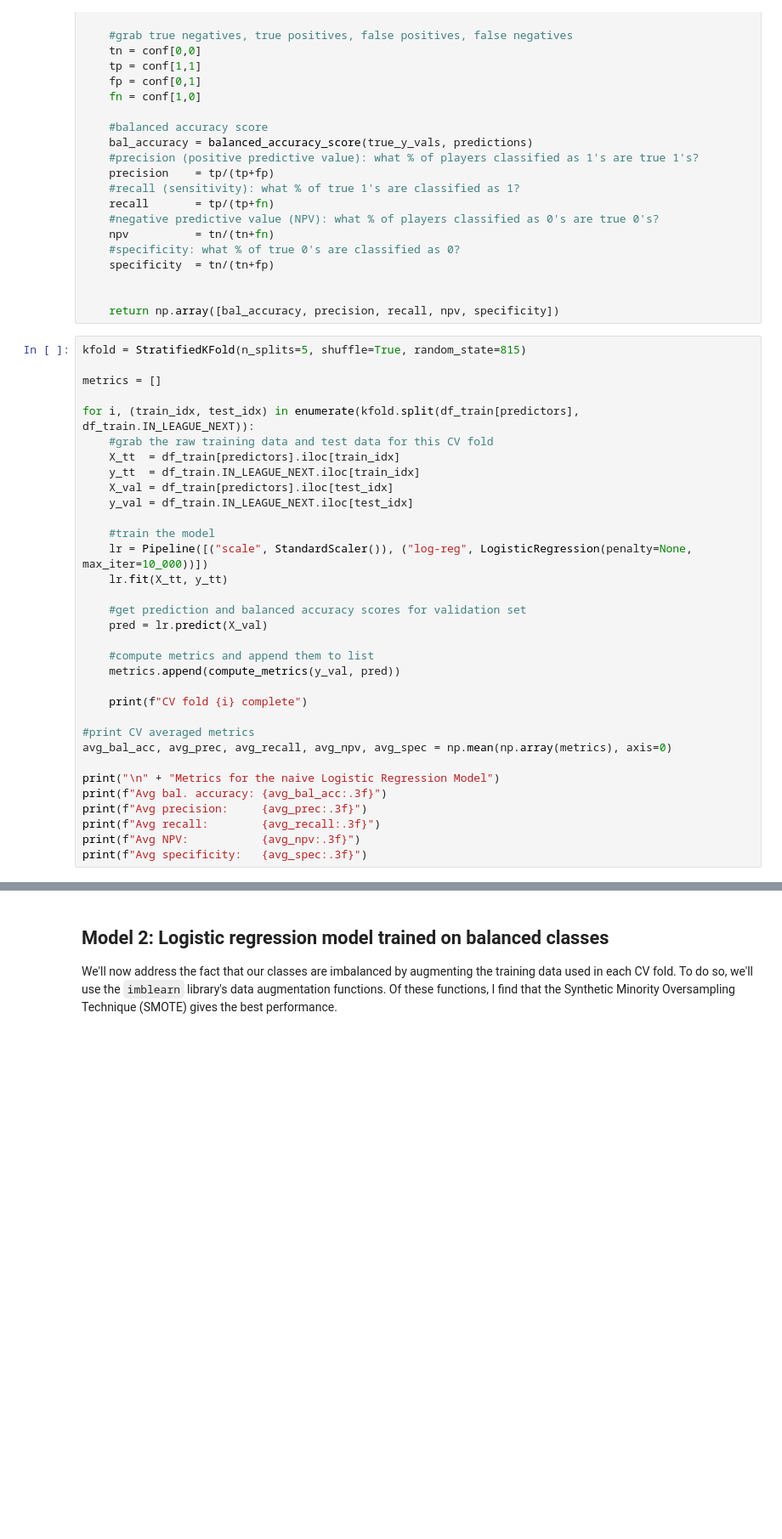
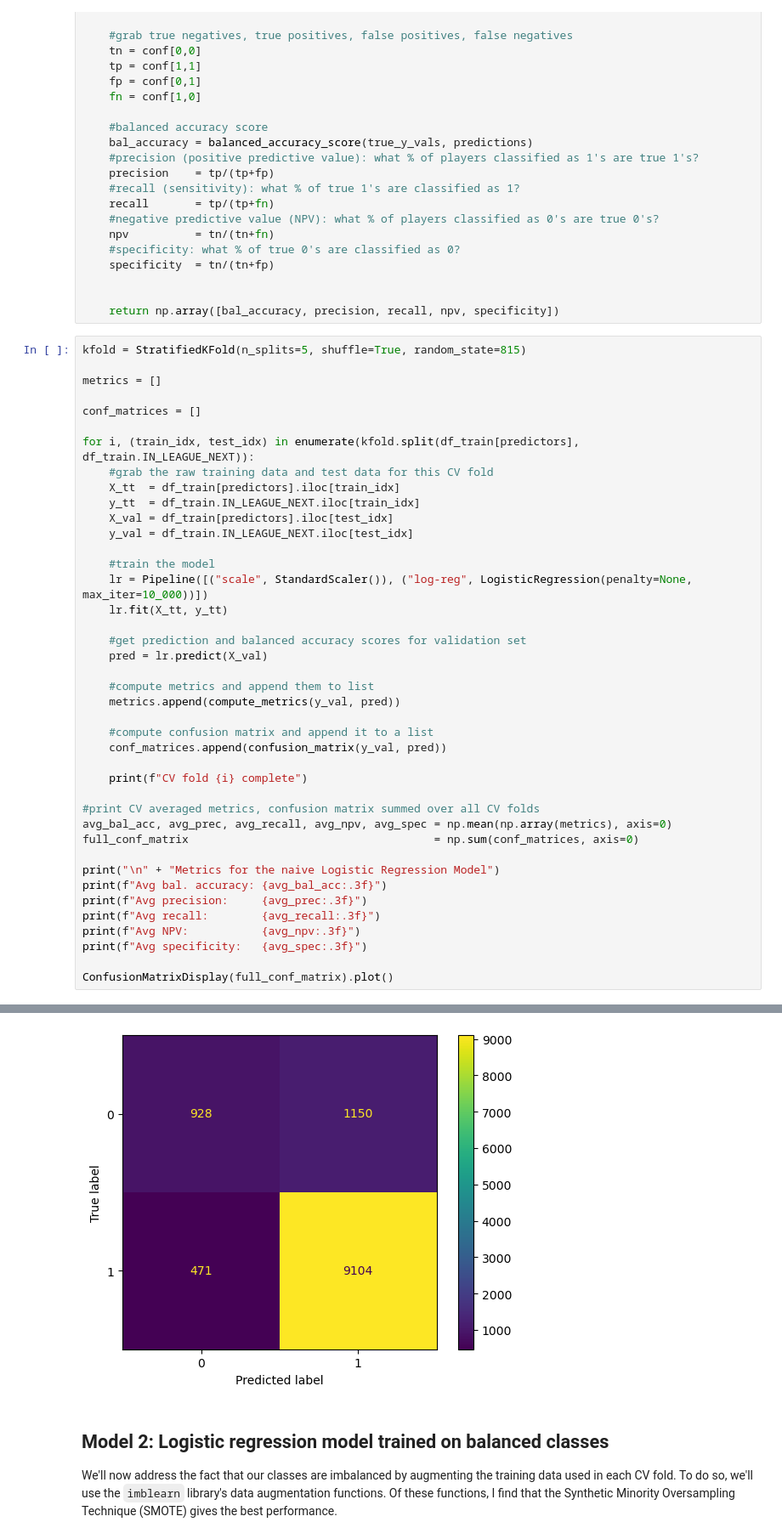
Before and after one commit to aapandy2/predicting_nba_player_retention, a Jupyter notebook: ModelSelection.ipynb, the cells around one changed output, grey strips where cells are left out. Shown at 85% size. Cells and saved outputs as stored; diff of their text form; blank space fills up the shorter version.

Commit message:
add confusion matrices to CV output

```diff
--- a/ModelSelection.ipynb
+++ b/ModelSelection.ipynb
@@ -117,6 +117,8 @@ def compute_metrics(true_y_vals, predictions):
 kfold = StratifiedKFold(n_splits=5, shuffle=True, random_state=815)
 
 metrics = []
+
+conf_matrices = []
 
 for i, (train_idx, test_idx) in enumerate(kfold.split(df_train[predictors], df_train.IN_LEAGUE_NEXT)):
     #grab the raw training data and test data for this CV fold
@@ -135,10 +137,14 @@ for i, (train_idx, test_idx) in enumerate(kfold.split(df_train[predictors], df_t
     #compute metrics and append them to list
     metrics.append(compute_metrics(y_val, pred))
 
+    #compute confusion matrix and append it to a list
+    conf_matrices.append(confusion_matrix(y_val, pred))
+
     print(f"CV fold {i} complete")
 
-#print CV averaged metrics
+#print CV averaged metrics, confusion matrix summed over all CV folds
 avg_bal_acc, avg_prec, avg_recall, avg_npv, avg_spec = np.mean(np.array(metrics), axis=0)
+full_conf_matrix                                     = np.sum(conf_matrices, axis=0)
 
 print("\n" + "Metrics for the naive Logistic Regression Model")
 print(f"Avg bal. accuracy: {avg_bal_acc:.3f}")
@@ -146,6 +152,8 @@ print(f"Avg precision:     {avg_prec:.3f}")
 print(f"Avg recall:        {avg_recall:.3f}")
 print(f"Avg NPV:           {avg_npv:.3f}")
 print(f"Avg specificity:   {avg_spec:.3f}")
+
+ConfusionMatrixDisplay(full_conf_matrix).plot()
 # %% [output]
 CV fold 0 complete
 CV fold 1 complete
@@ -162,3 +171,4 @@ Avg specificity:   0.447
+[figure, added]
 # %% [markdown]
 ## Model 2: Logistic regression model trained on balanced classes
 
```
Also changed, not shown: parts of 8 cells of this notebook.
